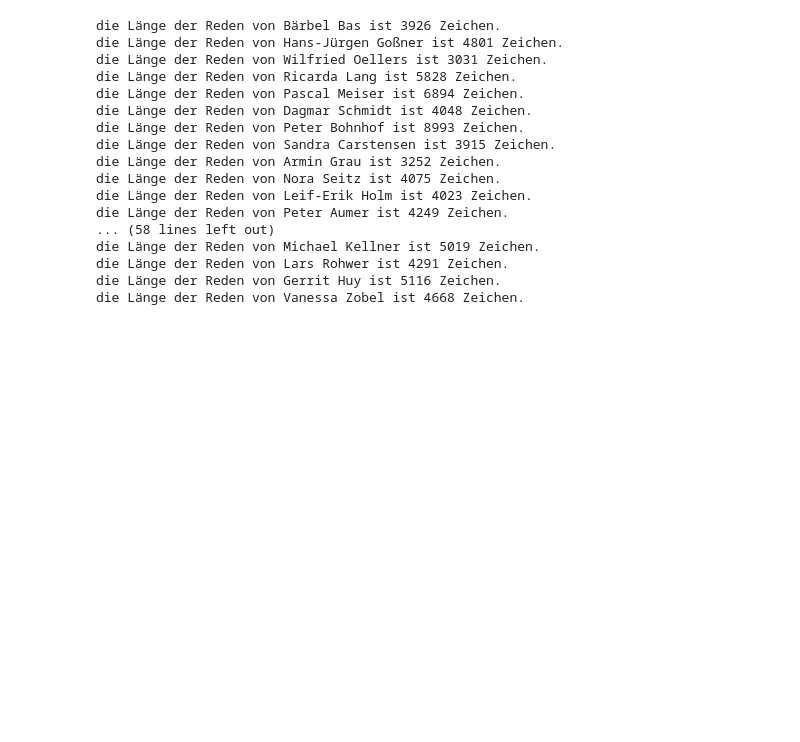
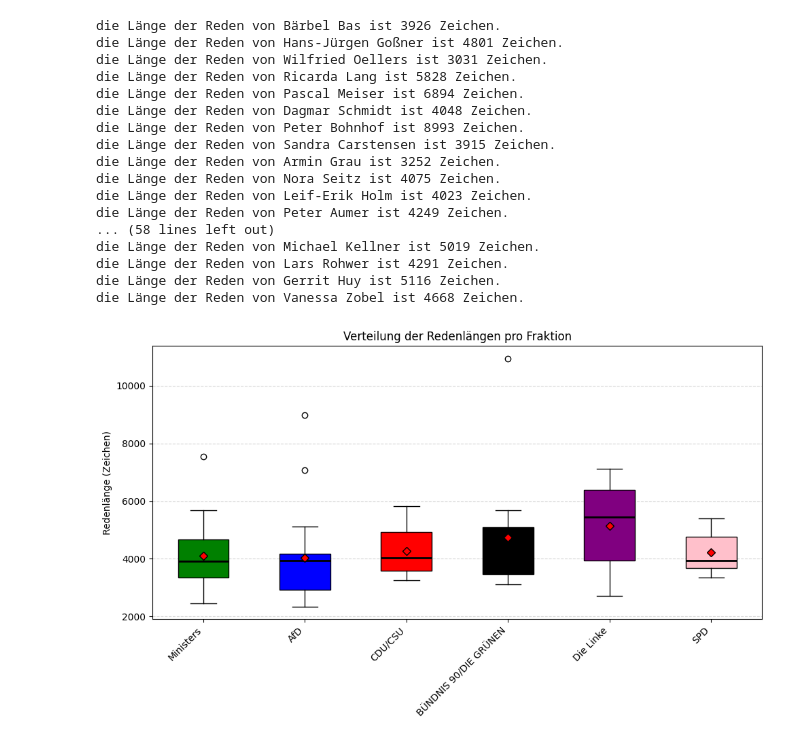
Before and after one commit to Roby290597/bundestag_speeches, a Jupyter notebook: bundestags_reden_analyse.ipynb, the cells around one changed output. Saved outputs shown, nothing was run; the diff lists cells and outputs as text; code cells hidden in the pictures; blank space fills up the shorter version.

Commit message:
boxplot for speech length

```diff
--- a/bundestags_reden_analyse.ipynb
+++ b/bundestags_reden_analyse.ipynb
@@ -119,3 +119,31 @@ die Länge der Reden von Michael Kellner ist 5019 Zeichen.
 die Länge der Reden von Lars Rohwer ist 4291 Zeichen.
 die Länge der Reden von Gerrit Huy ist 5116 Zeichen.
 die Länge der Reden von Vanessa Zobel ist 4668 Zeichen.
+# %%
+# Boxplots der Redenlängen pro Fraktion (Nutzung vorhandener Variablen: data, labels, colors_for_boxes, plt)
+plt.figure(figsize=(10, 6))
+bp = plt.boxplot(data, patch_artist=True, labels=labels, showmeans=True,
+                 meanprops={'marker': 'D', 'markerfacecolor': 'red', 'markeredgecolor': 'black'})
+
+# Box-Farben setzen (falls colors_for_boxes nicht vorhanden ist, fallback auf colors)
+box_colors = colors_for_boxes if 'colors_for_boxes' in globals() else (colors if 'colors' in globals() else None)
+if box_colors:
+    for patch, color in zip(bp['boxes'], box_colors):
+        patch.set_facecolor(color)
+
+# feinere Formatierung
+for whisker in bp.get('whiskers', []):
+    whisker.set(color='black', linewidth=1)
+for cap in bp.get('caps', []):
+    cap.set(color='black', linewidth=1)
+for median in bp.get('medians', []):
+    median.set(color='black', linewidth=2)
+
+plt.xticks(rotation=45, ha='right')
+plt.ylabel("Redenlänge (Zeichen)")
+plt.title("Verteilung der Redenlängen pro Fraktion")
+plt.grid(axis='y', linestyle='--', alpha=0.5)
+plt.tight_layout()
+plt.show()
+# %% [output]
+[figure, added]
```
Also changed, not shown: parts of 1 cell of this notebook.
